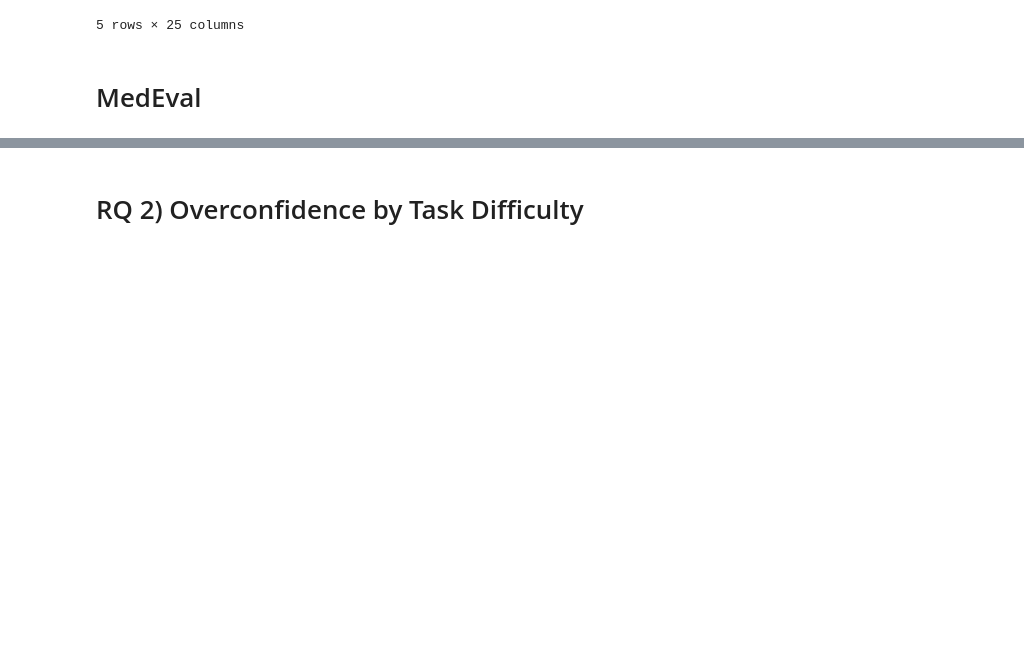
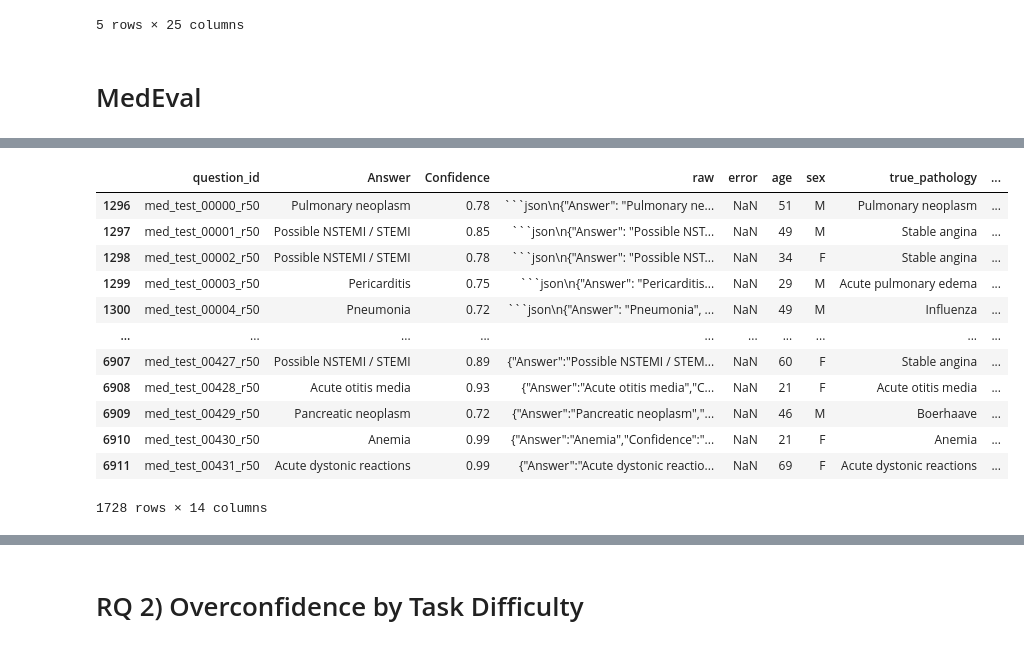
Before and after one commit to NoamMichael/BayesEval, a Jupyter notebook: analysis/analysis.ipynb, the cells around one changed output, grey strips where cells are left out. Saved outputs shown, nothing was run; the diff lists cells and outputs as text; code cells hidden in the pictures; blank space fills up the shorter version.

````diff
--- a/analysis/analysis.ipynb
+++ b/analysis/analysis.ipynb
@@ -169,6 +169,22 @@ for model in MODELS:
     me_df = pd.concat([me_df, new_df], ignore_index=True)
 
 me_df["correct"] = (me_df["Answer"].str.strip().str.lower() == me_df["true_pathology"].str.strip().str.lower()).astype(int)
+# %%
+me_df[me_df["removal_pct"] == 50]
+# %% [output]
+|  | question_id | Answer | Confidence | raw | error | age | sex | true_pathology | ... |
+| 1296 | med_test_00000_r50 | Pulmonary neoplasm | 0.78 | ```json\n{"Answer": "Pulmonary ne... | NaN | 51 | M | Pulmonary neoplasm | ... |
+| 1297 | med_test_00001_r50 | Possible NSTEMI / STEMI | 0.85 | ```json\n{"Answer": "Possible NST... | NaN | 49 | M | Stable angina | ... |
+| 1298 | med_test_00002_r50 | Possible NSTEMI / STEMI | 0.78 | ```json\n{"Answer": "Possible NST... | NaN | 34 | F | Stable angina | ... |
+| 1299 | med_test_00003_r50 | Pericarditis | 0.75 | ```json\n{"Answer": "Pericarditis... | NaN | 29 | M | Acute pulmonary edema | ... |
+| 1300 | med_test_00004_r50 | Pneumonia | 0.72 | ```json\n{"Answer": "Pneumonia", ... | NaN | 49 | M | Influenza | ... |
+| ... | ... | ... | ... | ... | ... | ... | ... | ... | ... |
+| 6907 | med_test_00427_r50 | Possible NSTEMI / STEMI | 0.89 | {"Answer":"Possible NSTEMI / STEM... | NaN | 60 | F | Stable angina | ... |
+| 6908 | med_test_00428_r50 | Acute otitis media | 0.93 | {"Answer":"Acute otitis media","C... | NaN | 21 | F | Acute otitis media | ... |
+| 6909 | med_test_00429_r50 | Pancreatic neoplasm | 0.72 | {"Answer":"Pancreatic neoplasm","... | NaN | 46 | M | Boerhaave | ... |
+| 6910 | med_test_00430_r50 | Anemia | 0.99 | {"Answer":"Anemia","Confidence":"... | NaN | 21 | F | Anemia | ... |
+| 6911 | med_test_00431_r50 | Acute dystonic reactions | 0.99 | {"Answer":"Acute dystonic reactio... | NaN | 69 | F | Acute dystonic reactions | ... |
+1728 rows × 14 columns
 # %%
 # RQ 1) Combined calibration plot
 fig, axes = plt.subplots(1, 3, figsize=(18, 5), sharey=True)
````
Also changed, not shown: parts of 2 cells of this notebook, 1 other file.
